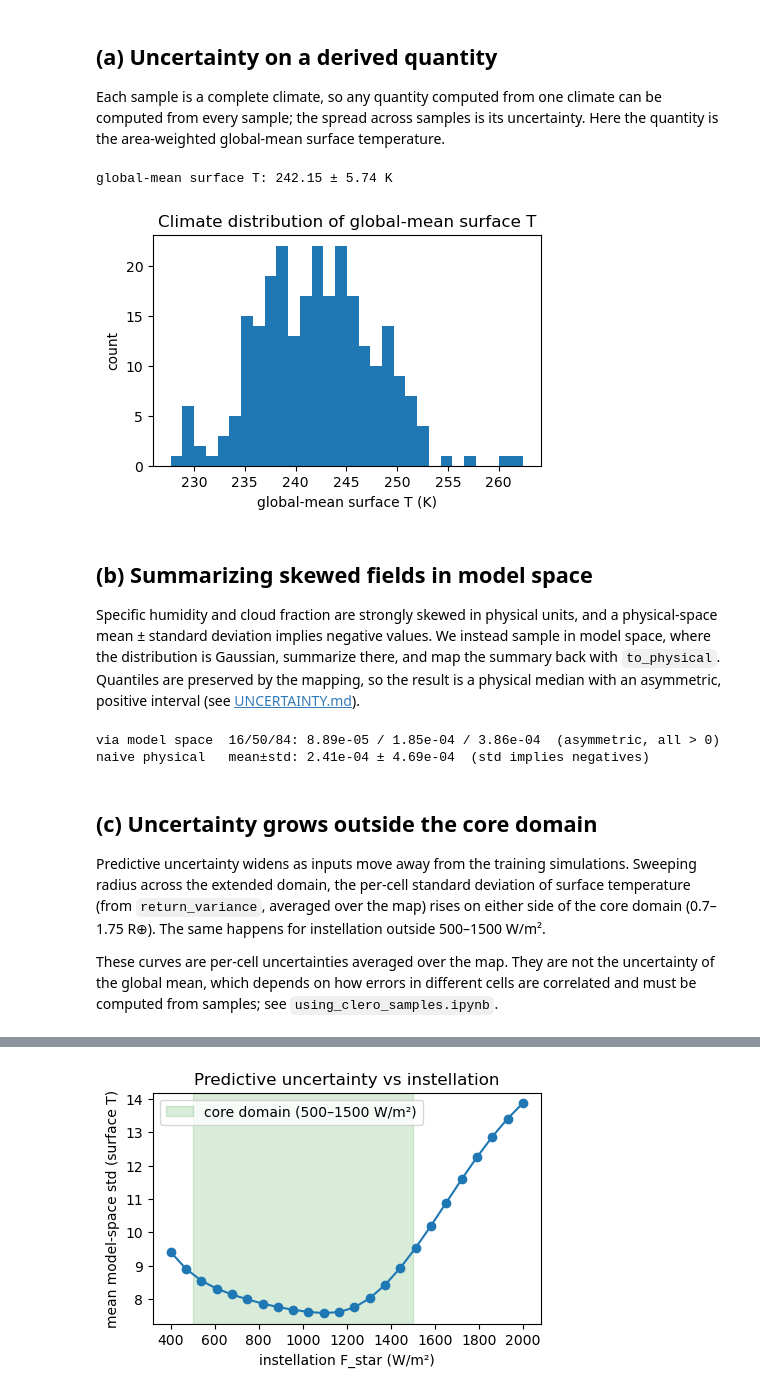
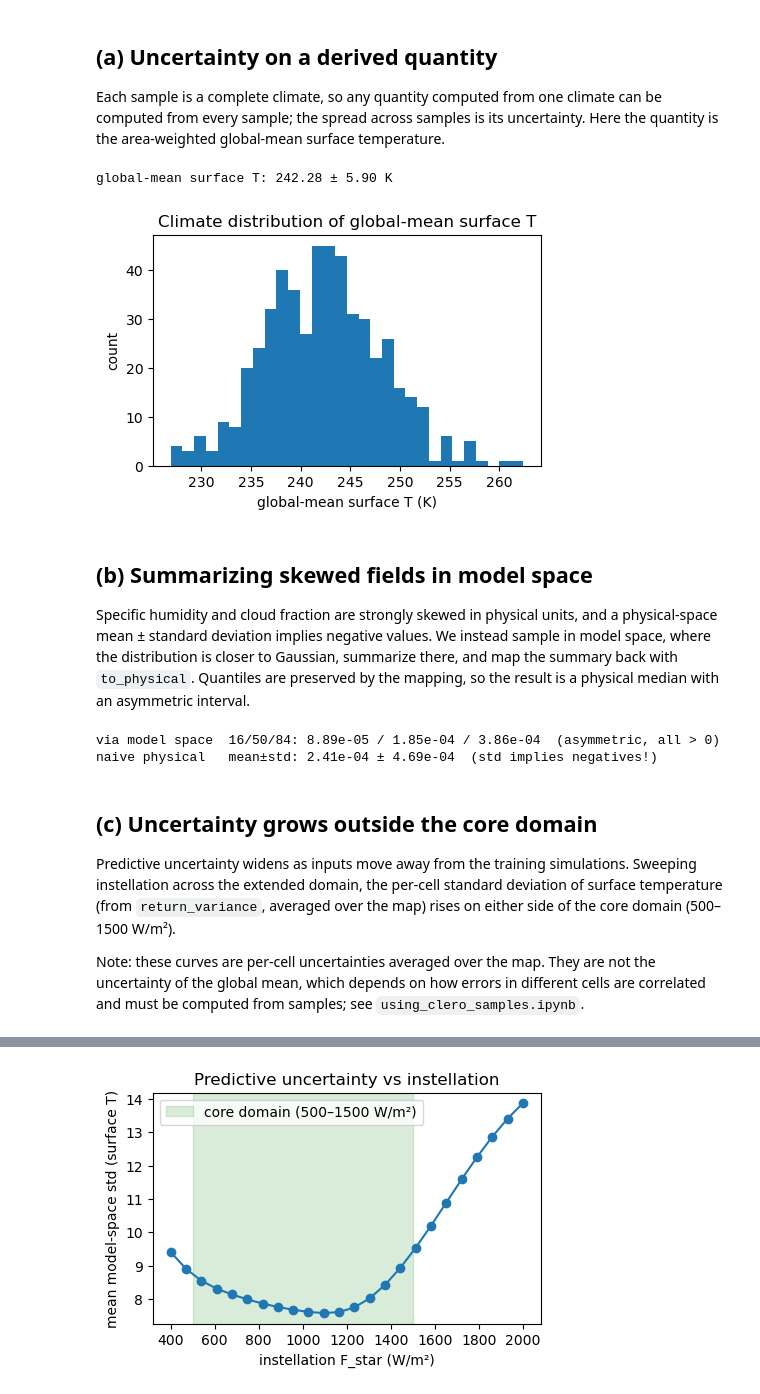
Before and after one commit to astroautomata/clero, a Jupyter notebook: demos/uncertainty.ipynb, the cells around one changed output, grey strips where cells are left out. Cells and saved outputs as stored; diff of their text form; code cells hidden in the pictures.

Commit message:
Sync from monorepo: linear default profile axis with log_yscale option; README without spectral notes
Co-Authored-By: Claude Fable 5.1 <noreply@anthropic.com>

```diff
--- a/demos/uncertainty.ipynb
+++ b/demos/uncertainty.ipynb
@@ -20,22 +20,23 @@ INPUTS = {
 
 Each sample is a complete climate, so any quantity computed from one climate can be computed from every sample; the spread across samples is its uncertainty. Here the quantity is the area-weighted global-mean surface temperature.
 # %%
-samples = emu.sample(INPUTS, n_samples=256, seed=0)
+# This linear temperature average also has an analytic Gaussian distribution; sampling works for nonlinear diagnostics too.
+samples = emu.sample(INPUTS, n_samples=512, seed=0)
 lat = latitude_centers(samples["surface_temperature"].shape[1])
 gm = np.array([global_mean(s, lat) for s in samples["surface_temperature"]])
 print(f"global-mean surface T: {gm.mean():.2f} ± {gm.std(ddof=1):.2f} K")
 
 fig, ax = plt.subplots(figsize=(5, 3))
 ax.hist(gm, bins=30)
 ax.set(xlabel="global-mean surface T (K)", ylabel="count", title="Climate distribution of global-mean surface T")
 plt.show()
 # %% [output]
-global-mean surface T: 242.15 ± 5.74 K
+global-mean surface T: 242.28 ± 5.90 K
-[figure, old version]
+[figure, new version]
 # %% [markdown]
 ## (b) Summarizing skewed fields in model space
 
-Specific humidity and cloud fraction are strongly skewed in physical units, and a physical-space mean ± standard deviation implies negative values. We instead sample in model space, where the distribution is Gaussian, summarize there, and map the summary back with `to_physical`. Quantiles are preserved by the mapping, so the result is a physical median with an asymmetric, positive interval (see [UNCERTAINTY.md](../UNCERTAINTY.md)).
+Specific humidity and cloud fraction are strongly skewed in physical units, and a physical-space mean ± standard deviation implies negative values. We instead sample in model space, where the distribution is closer to Gaussian, summarize there, and map the summary back with `to_physical`. Quantiles are preserved by the mapping, so the result is a physical median with an asymmetric interval.
 # %%
 field = "specific_humidity_5"
 draws = emu.sample(INPUTS, n_samples=256, seed=0, space="model")[field]
@@ -45,13 +46,13 @@ lo, med, hi = (float(b.mean()) for b in band)
 print(f"via model space  16/50/84: {lo:.2e} / {med:.2e} / {hi:.2e}  (asymmetric, all > 0)")
 
 naive = emu.sample(INPUTS, n_samples=256, seed=0)[field]
-print(f"naive physical   mean±std: {naive.mean():.2e} ± {naive.std():.2e}  (std implies negatives)")
+print(f"naive physical   mean±std: {naive.mean():.2e} ± {naive.std():.2e}  (std implies negatives!)")
 # %% [output]
 via model space  16/50/84: 8.89e-05 / 1.85e-04 / 3.86e-04  (asymmetric, all > 0)
-naive physical   mean±std: 2.41e-04 ± 4.69e-04  (std implies negatives)
+naive physical   mean±std: 2.41e-04 ± 4.69e-04  (std implies negatives!)
 # %% [markdown]
 ## (c) Uncertainty grows outside the core domain
 
-Predictive uncertainty widens as inputs move away from the training simulations. Sweeping radius across the extended domain, the per-cell standard deviation of surface temperature (from `return_variance`, averaged over the map) rises on either side of the core domain (0.7–1.75 R⊕). The same happens for instellation outside 500–1500 W/m².
+Predictive uncertainty widens as inputs move away from the training simulations. Sweeping instellation across the extended domain, the per-cell standard deviation of surface temperature (from `return_variance`, averaged over the map) rises on either side of the core domain (500–1500 W/m²).
 
-These curves are per-cell uncertainties averaged over the map. They are not the uncertainty of the global mean, which depends on how errors in different cells are correlated and must be computed from samples; see `using_clero_samples.ipynb`.
+Note: these curves are per-cell uncertainties averaged over the map. They are not the uncertainty of the global mean, which depends on how errors in different cells are correlated and must be computed from samples; see `using_clero_samples.ipynb`.
```
Also changed, not shown: parts of 1 cell of this notebook, 8 other files.
